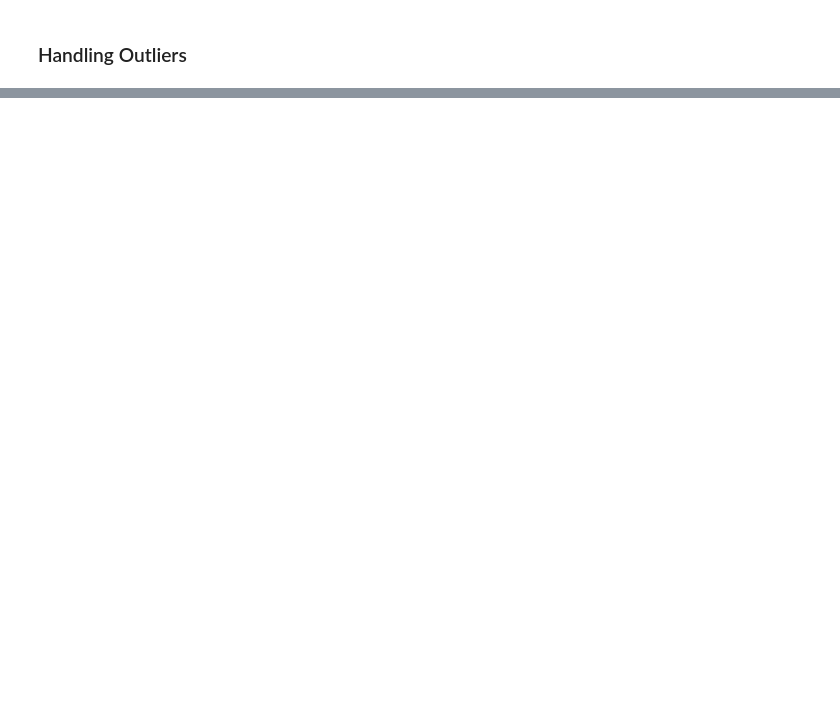
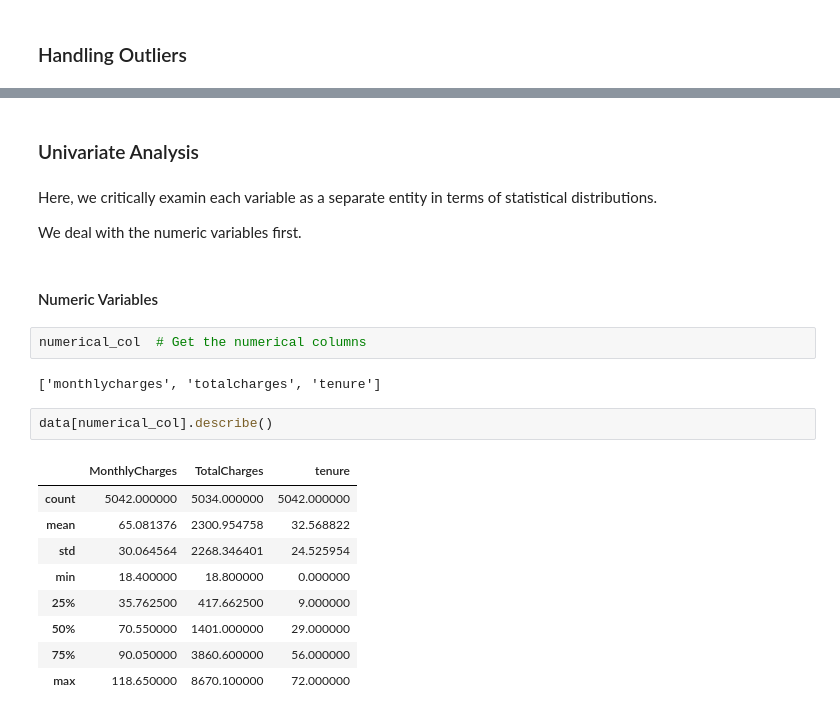
Before and after one commit to aaronayitey/LP2-Classification-Project, a Jupyter notebook: code.ipynb, the cells around one changed output, grey strips where cells are left out. Drawn from its saved outputs; the diff is of its cells as text; blank space fills up the shorter version.

```diff
--- a/code.ipynb
+++ b/code.ipynb
@@ -450,0 +473,24 @@ Our numerical columns are within range ,as no outliers can be seen.
+# %% [markdown]
+### Univariate Analysis
+# %% [markdown]
+Here, we critically examin each variable as a separate entity in terms of statistical distributions.
+
+We deal with the numeric variables first.
+# %% [markdown]
+#### Numeric Variables
+# %%
+numerical_col  # Get the numerical columns
+# %% [output]
+['monthlycharges', 'totalcharges', 'tenure']
+# %%
+data[numerical_col].describe()
+# %% [output]
+|  | MonthlyCharges | TotalCharges | tenure |
+| count | 5042.000000 | 5034.000000 | 5042.000000 |
+| mean | 65.081376 | 2300.954758 | 32.568822 |
+| std | 30.064564 | 2268.346401 | 24.525954 |
+| min | 18.400000 | 18.800000 | 0.000000 |
+| 25% | 35.762500 | 417.662500 | 9.000000 |
+| 50% | 70.550000 | 1401.000000 | 29.000000 |
+| 75% | 90.050000 | 3860.600000 | 56.000000 |
+| max | 118.650000 | 8670.100000 | 72.000000 |
```
Also changed, not shown: parts of 19 cells of this notebook.
